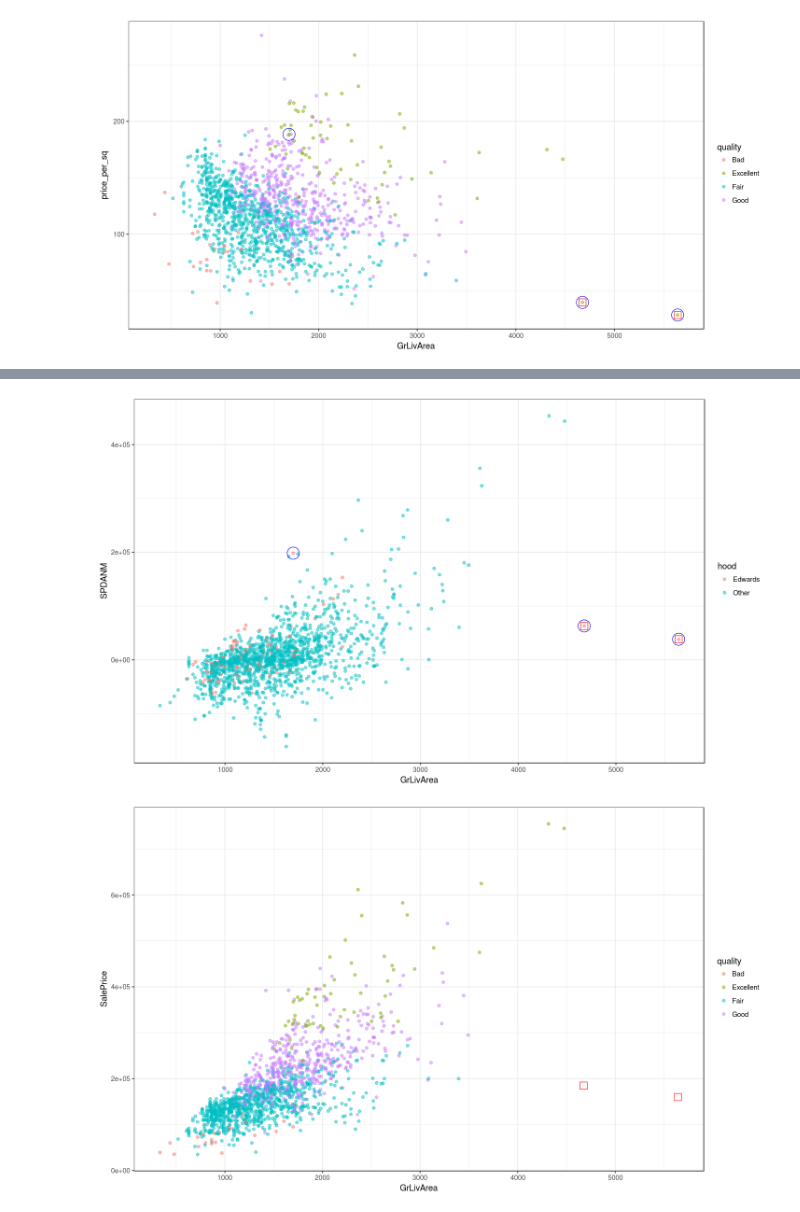
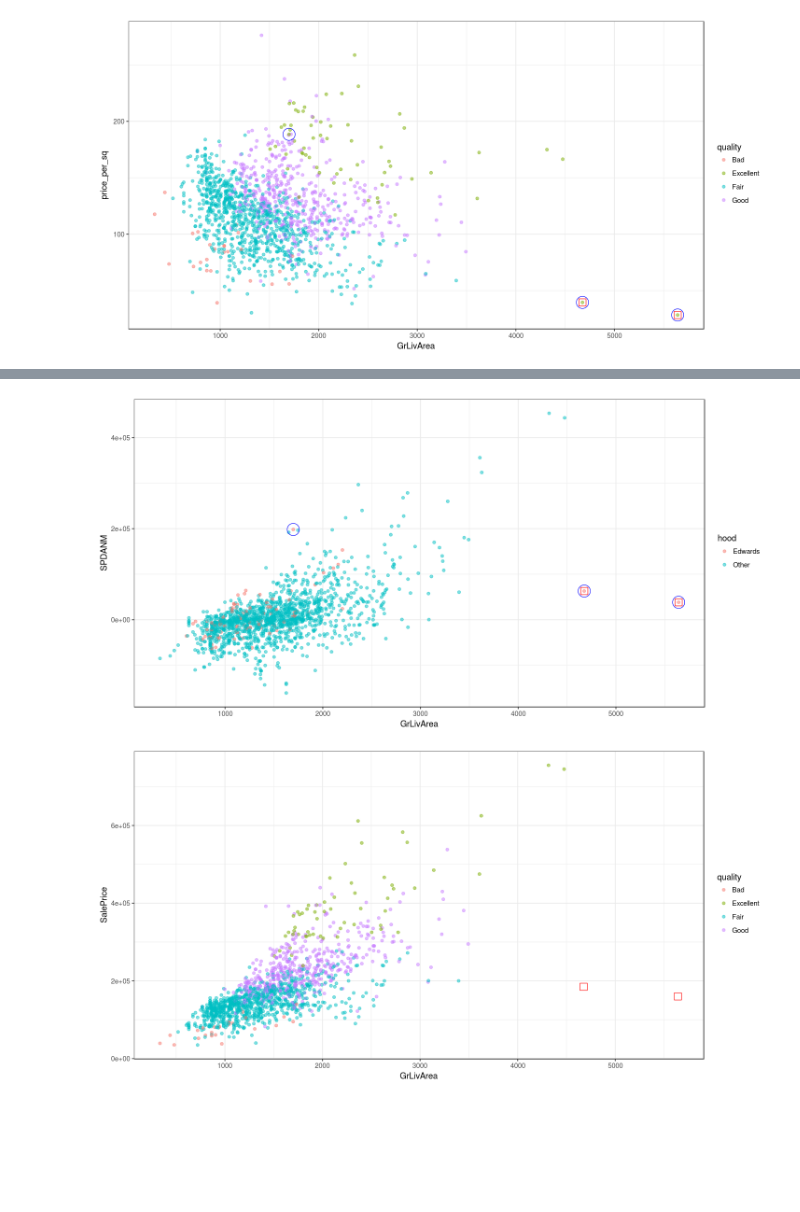
Before and after one commit to MatrixNorm/kaggle, a Jupyter notebook: rbooks/house_prices/02_outliers.ipynb, the cells around one changed output, grey strips where cells are left out. Saved outputs shown, nothing was run; the diff lists cells and outputs as text; code cells hidden in the pictures; blank space fills up the shorter version.

```diff
--- a/rbooks/house_prices/02_outliers.ipynb
+++ b/rbooks/house_prices/02_outliers.ipynb
@@ -24,7 +24,7 @@ test_that("check some basic invariants", {
 # SPDANM - deviation of price from neighborhood's median price
 # price_per_sq - price per living area square feet
 #
-training_dataset <-
+training_dataset2 <-
     training_dataset %>%
     mutate(
         quality = case_when(
@@ -40,8 +40,8 @@ training_dataset <-
         SPDANM = SalePrice - median(SalePrice)
     )
 
-strange_cases <- house_prices$outliers$get_strange_cases(training_dataset)
-EdwardsExcellent <- training_dataset %>% filter(Neighborhood == 'Edwards', quality == 'Excellent')
+strange_cases <- house_prices$outliers$get_strange_cases(training_dataset2)
+EdwardsExcellent <- training_dataset2 %>% filter(Neighborhood == 'Edwards', quality == 'Excellent')
 # %%
 options(repr.plot.width = 12, repr.plot.height = 6)
 
@@ -67,25 +67,25 @@ theme_bw()
 # %%
-options(repr.plot.width = 12, repr.plot.height = 7)
+options(repr.plot.width = 12, repr.plot.height = 6)
 
-training_dataset %>%
+training_dataset2 %>%
 mutate(
     hood = ifelse(Neighborhood == 'Edwards', 'Edwards', 'Other')
 ) %>%
 ggplot() +
 geom_point(aes(x=GrLivArea, y=SPDANM, color=hood), alpha=0.5) +
 geom_point(data=strange_cases, aes(x=GrLivArea, y=SPDANM), colour="red", size=4, shape=0) +
 geom_point(data=EdwardsExcellent, aes(x=GrLivArea, y=SPDANM), colour="blue", size=7, shape=1) +
 theme_bw()
 # %% [output]
-[figure, old version]
+[figure, new version]
 # %%
-options(repr.plot.width = 12, repr.plot.height = 7)
+options(repr.plot.width = 12, repr.plot.height = 6)
 
-training_dataset %>%
+training_dataset2 %>%
 (house_prices$outliers$remove_outliers) %>%
 ggplot() +
 geom_point(aes(x=GrLivArea, y=SalePrice, color=quality), alpha=0.5) +
 geom_point(data=strange_cases, aes(x=GrLivArea, y=SalePrice), colour="red", size=4, shape=0) +
 theme_bw()
 # %% [output]
-[figure, old version]
+[figure, new version]
```
Also changed, not shown: parts of 2 cells of this notebook, 1 other file.
